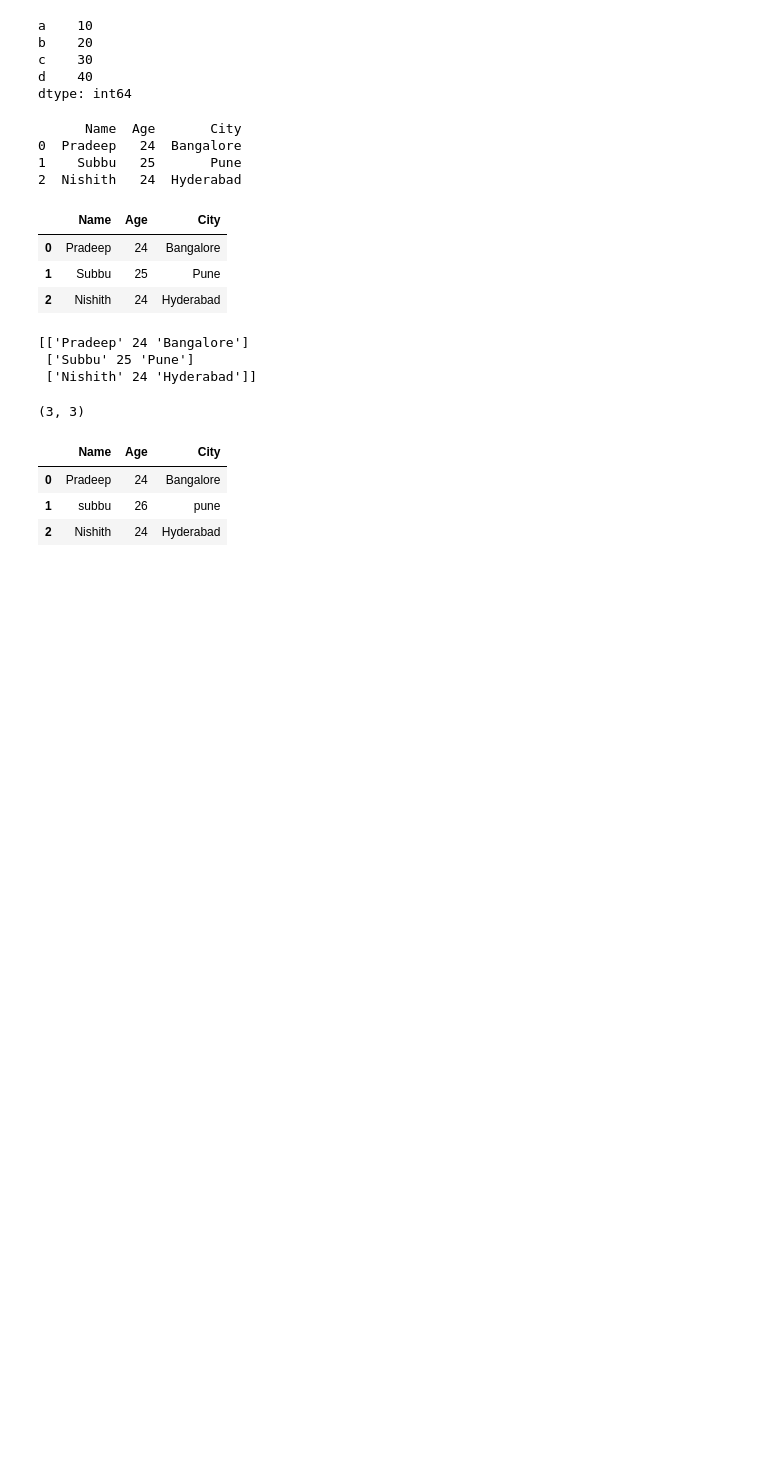
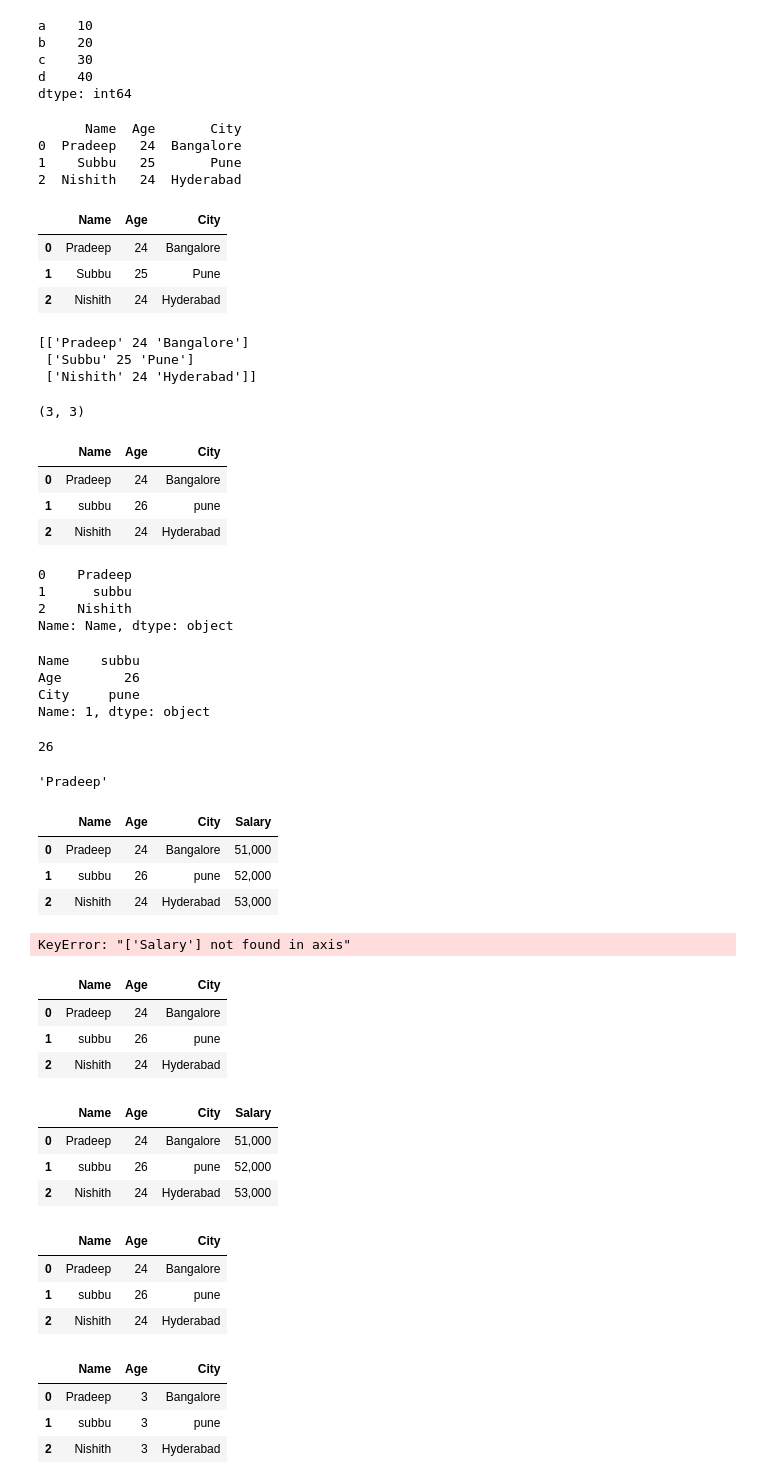
Before and after one commit to pradeepoffl/python, a Jupyter notebook: 11.Data Analysis with python/11.2-Pandas.ipynb, the cells around one changed output. Drawn from its saved outputs; the diff is of its cells as text; code cells hidden in the pictures; blank space fills up the shorter version.

```diff
--- a/11.Data Analysis with python/11.2-Pandas.ipynb
+++ b/11.Data Analysis with python/11.2-Pandas.ipynb
@@ -100,6 +102,81 @@ df
 | 0 | Pradeep | 24 | Bangalore |
 | 1 | subbu | 26 | pune |
 | 2 | Nishith | 24 | Hyderabad |
+# %%
+## Accessing data with respect to column Name
+df['Name']
+# %% [output]
+0    Pradeep
+1      subbu
+2    Nishith
+Name: Name, dtype: object
+# %%
+df.loc[0] # returns the first row of the DataFrame
+df.loc[1] # returns the second row of the DataFrame
+# %% [output]
+Name    subbu
+Age        26
+City     pune
+Name: 1, dtype: object
+# %%
+## Accessing a specified element
+df.at[1,'Age'] ## [row][column Name]
+# %% [output]
+26
+# %%
+## Accessing a specified element using iat
+df.iat[0,0]
+# %% [output]
+'Pradeep'
+# %%
+## Data Manipulation with DataFrames
+
+df['Salary']=['51,000','52,000','53,000']
+df
+# %% [output]
+|  | Name | Age | City | Salary |
+| 0 | Pradeep | 24 | Bangalore | 51,000 |
+| 1 | subbu | 26 | pune | 52,000 |
+| 2 | Nishith | 24 | Hyderabad | 53,000 |
+# %%
+## Remove a column from a df
+df=df.drop('Salary',axis=1)
+df
+# %% [output]
+KeyError: "['Salary'] not found in axis"
+# %%
+## Remove a column from a df for viewing purposes
+df.drop('Salary',axis=1)
+# %% [output]
+|  | Name | Age | City |
+| 0 | Pradeep | 24 | Bangalore |
+| 1 | subbu | 26 | pune |
+| 2 | Nishith | 24 | Hyderabad |
+# %%
+df
+# %% [output]
+|  | Name | Age | City | Salary |
+| 0 | Pradeep | 24 | Bangalore | 51,000 |
+| 1 | subbu | 26 | pune | 52,000 |
+| 2 | Nishith | 24 | Hyderabad | 53,000 |
+# %%
+# Remove a column permenently
+df.drop('Salary', axis=1,inplace=True)
+df
+# %% [output]
+|  | Name | Age | City |
+| 0 | Pradeep | 24 | Bangalore |
+| 1 | subbu | 26 | pune |
+| 2 | Nishith | 24 | Hyderabad |
+# %%
+## add age to the column
+df['Age'] = df['Age']+1        ##  +=
+df
+# %% [output]
+|  | Name | Age | City |
+| 0 | Pradeep | 3 | Bangalore |
+| 1 | subbu | 3 | pune |
+| 2 | Nishith | 3 | Hyderabad |
 # %%
 ## Accessing data from csv file
 df=pd.read_csv('Sales_Data.csv')
```
Also changed, not shown: parts of 3 cells of this notebook.
